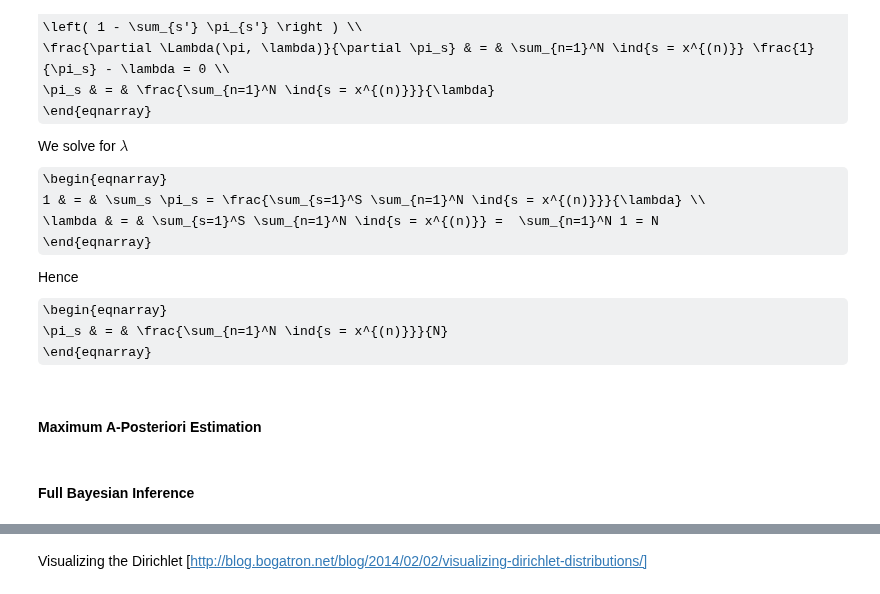
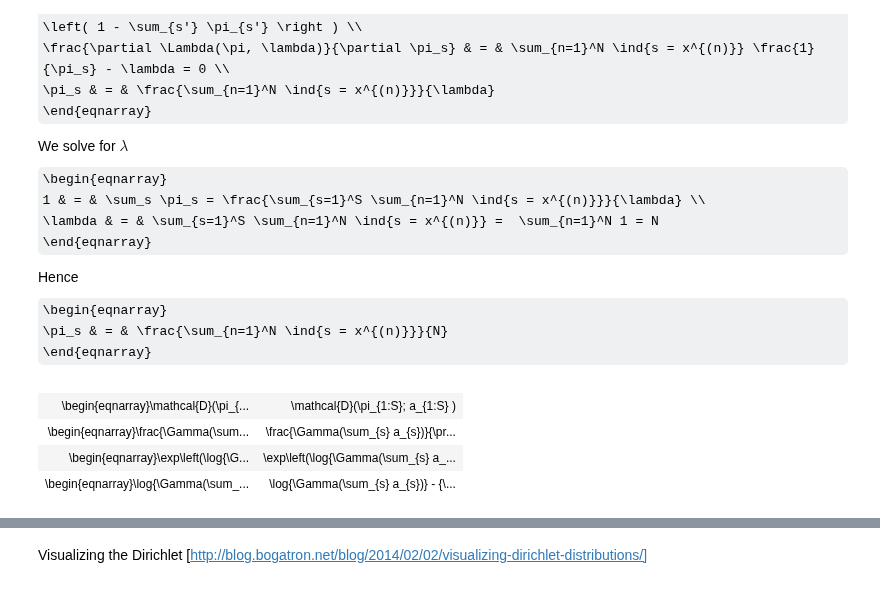
Before and after one commit to atcemgil/notes, a Jupyter notebook: ModelingExamples.ipynb, the cells around one changed output, grey strips where cells are left out. Cells and saved outputs as stored; diff of their text form; code cells hidden in the pictures; some formulas as TeX source.

```diff
--- a/ModelingExamples.ipynb
+++ b/ModelingExamples.ipynb
@@ -503,7 +503,19 @@ Hence
 \begin{eqnarray}
 \pi_s & = & \frac{\sum_{n=1}^N \ind{s = x^{(n)}}}{N}
 \end{eqnarray}
-# %% [markdown]
-#### Maximum A-Posteriori Estimation
-# %% [markdown]
-#### Full Bayesian Inference
+# %%
+# %load template_equations.py
+from IPython.display import display, Math, Latex, HTML
+import notes_utilities as nut
+from importlib import reload
+reload(nut)
+Latex('$\DeclareMathOperator{\trace}{Tr}$')
+
+L = nut.pdf2latex_dirichlet(x=r'\pi', a=r'a',N=r'S', i='s')
+
+display(HTML(nut.eqs2html_table(L)))
+# %% [output]
+| \begin{eqnarray}\mathcal{D}(\pi_{... | \mathcal{D}(\pi_{1:S}; a_{1:S} ) |
+| \begin{eqnarray}\frac{\Gamma(\sum... | \frac{\Gamma(\sum_{s} a_{s})}{\pr... |
+| \begin{eqnarray}\exp\left(\log{\G... | \exp\left(\log{\Gamma(\sum_{s} a_... |
+| \begin{eqnarray}\log{\Gamma(\sum_... | \log{\Gamma(\sum_{s} a_{s})} - {\... |
```
Also changed, not shown: parts of 10 cells of this notebook, 7 other files.
